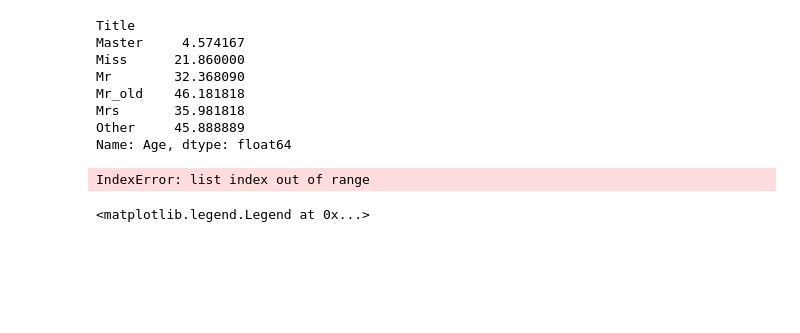
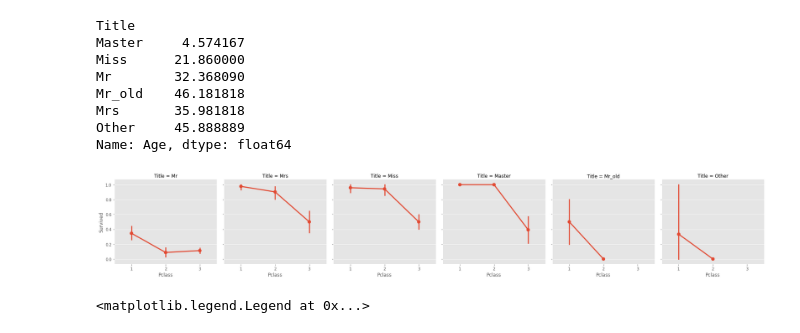
Before and after one commit to bethtseng/titanic, a Jupyter notebook: titanic.ipynb, the cells around one changed output. Cells and saved outputs as stored; diff of their text form; code cells hidden in the pictures; blank space fills up the shorter version.

```diff
--- a/titanic.ipynb
+++ b/titanic.ipynb
@@ -193,6 +194,11 @@ Mr_old    46.181818
 Mrs       35.981818
 Other     45.888889
 Name: Age, dtype: float64
+# %%
+sns.factorplot('Pclass','Survived',col='Title',data=df)
+plt.show()
+# %% [output]
+[figure, added]
 # %%
 def fill_age(age, Name):
     title = get_title(Name)
@@ -200,9 +206,7 @@ def fill_age(age, Name):
     if math.isnan(age): return avg_age[title]
     else: return age
 
-df['Age'] = [fill_age(age, title) for age, title in zip(df['Age'], df['Title'])]
+df['Age'] = [fill_age(age, name) for age, name in zip(df['Age'], df['Name'])]
-# %% [output]
-IndexError: list index out of range
 # %%
 df['Dead'] = (df['Survived'] == 0).astype(int)
 figure = plt.figure(figsize=(12,8))
```
Also changed, not shown: parts of 44 cells of this notebook, 1 other file.
